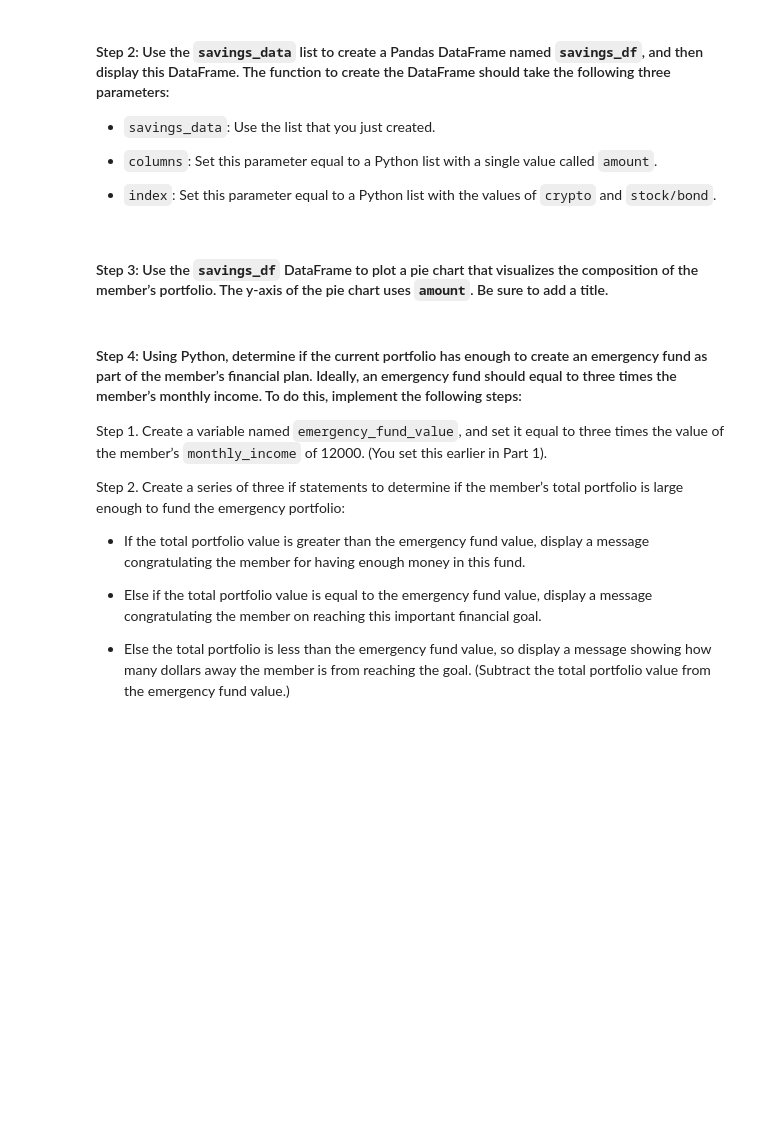
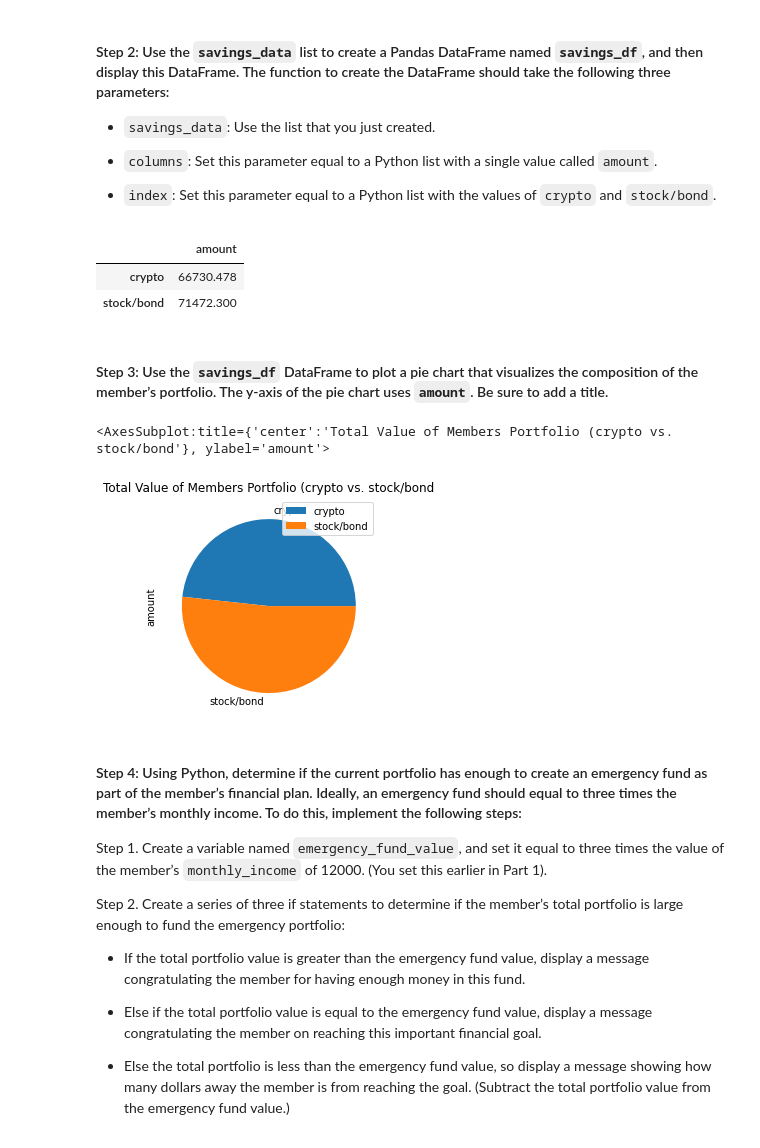
Before and after one commit to chdi2942/Financial_Planning_Tool, a Jupyter notebook: financial_planning_tools.ipynb, the cells around one changed output. Drawn from its saved outputs; the diff is of its cells as text; code cells hidden in the pictures; blank space fills up the shorter version.

```diff
--- a/financial_planning_tools.ipynb
+++ b/financial_planning_tools.ipynb
@@ -325,7 +325,7 @@ In this section, you’ll use the valuations for the cryptocurrency wallet and f
 #### Step 1: Create a Python list named `savings_data` that has two elements. The first element contains the total value of the cryptocurrency wallet. The second element contains the total value of the stock and bond portions of the portfolio.
 # %%
 # Consolidate financial assets data into a Python list
-# YOUR CODE HERE
+savings_data = [total_crypto_wallet, total_stocks_bonds]
 
 # Review the Python list savings_data
-# YOUR CODE HERE
+print(savings_data)
@@ -346,8 +342,25 @@ In this section, you’ll use the valuations for the cryptocurrency wallet and f
+# %%
+#Creates python lists for DataFrame
+index = ["crypto", "stock/bond"]
+columns = ["amount"]
+
+# Create a Pandas DataFrame called savings_df
+savings_df = pd.DataFrame(savings_data, index=index, columns=columns)
+
+# Display the savings_df DataFrame
+display(savings_df)
+# %% [output]
+|  | amount |
+| crypto | 66730.478 |
+| stock/bond | 71472.300 |
 # %% [markdown]
 #### Step 3: Use the `savings_df` DataFrame to plot a pie chart that visualizes the composition of the member’s portfolio. The y-axis of the pie chart uses `amount`. Be sure to add a title.
 # %%
 # Plot the total value of the member's portfolio (crypto and stock/bond) in a pie chart
-# YOUR CODE HERE
+savings_df.plot.pie(y='amount', title='Total Value of Members Portfolio (crypto vs. stock/bond')
+# %% [output]
+<AxesSubplot:title={'center':'Total Value of Members Portfolio (crypto vs. stock/bond'}, ylabel='amount'>
+[figure, added]
 # %% [markdown]
 #### Step 4: Using Python, determine if the current portfolio has enough to create an emergency fund as part of the member’s financial plan. Ideally, an emergency fund should equal to three times the member’s monthly income. To do this, implement the following steps:
 
```
Also changed, not shown: parts of 14 cells of this notebook.
